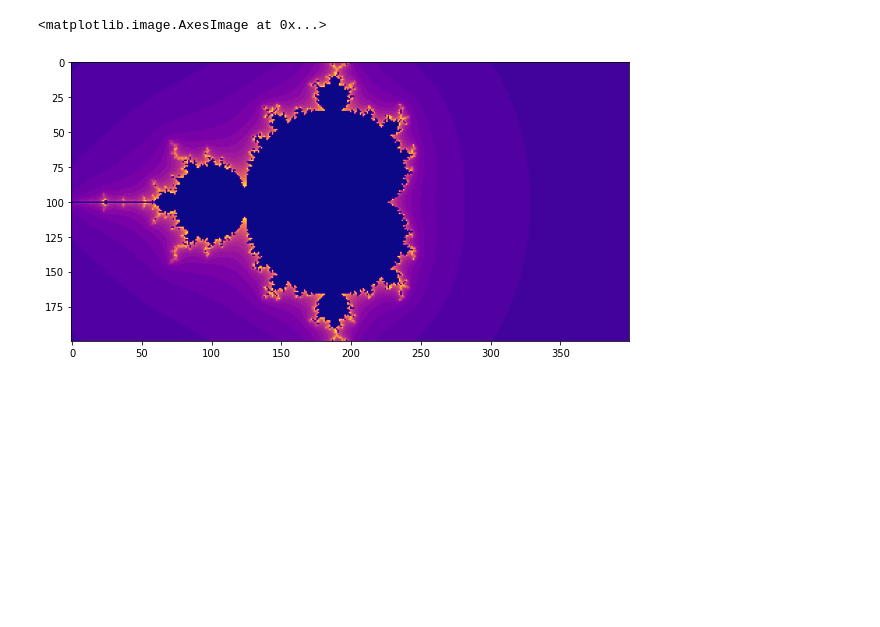
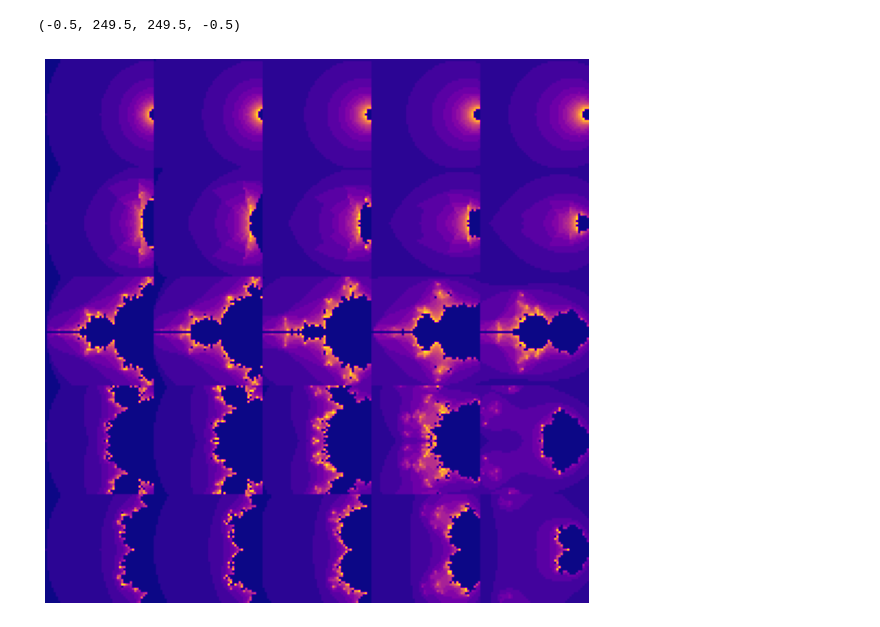
Before and after one commit to generic-github-user/fractals, a Jupyter notebook: fractals.ipynb, the cells around one changed output. Cells and saved outputs as stored; diff of their text form; code cells hidden in the pictures; blank space fills up the shorter version.

Commit message:
add fractal metadata interpolation

```diff
--- a/fractals.ipynb
+++ b/fractals.ipynb
@@ -4,21 +5,54 @@ import numpy as np
-# %%
-def generate(z=0, d=2, b=2, n=20, o=(-1, -0.5), m=2, r=(100, 200)):
-    canvas = np.zeros(r)
-    for x, y in np.ndindex(canvas.shape):
-        z_ = z
-        c = (complex(y, x) / r[0] + complex(*o)) * m
-        for i in range(n):
-            z_ = z_ ** d + c
-            if abs(z_) > b:
-                canvas[x, y] = i
-                break
-    return canvas
-
-f = generate(r=(200, 400), b=100, n=30)
-fig = plt.figure(figsize=(10, 10))
-ax = fig.add_subplot()
-ax.imshow(f, cmap='plasma')
-# TODO: multicolored fractals
-# %% [output]
-<matplotlib.image.AxesImage at 0x...>
-[figure, removed]
+# %%
+def tile(ims, n, d):
+    ims = np.reshape(ims, [*n, *d])
+    combined = np.concatenate(np.concatenate(ims, axis=2), axis=0)
+    return combined
+
+def generate(z=0, d=2, b=2, n=20, o=(-1, -0.5), m=2, r=(100, 200)):
+    canvas = np.zeros(r)
+    for x, y in np.ndindex(canvas.shape):
+        z_ = z
+        c = (complex(y, x) / r[0] + complex(*o)) * m
+        for i in range(n):
+            z_ = z_ ** d + c
+            if abs(z_) > b:
+                canvas[x, y] += i
+                break
+    return canvas
+# %%
+class FractalSet:
+    def __init__(self, **kwargs):
+        self.fractals = []
+#         w = {a:b for (a, b) in kwargs.items() if type(b[0]) in [int, float]}
+        w = {}
+        self.fixed = {}
+        for a, b in kwargs.items():
+#             if type(b[0]) in [int, float]:
+            if len(b) == 3:
+                w[a] = b
+            else:
+                self.fixed[a] = b
+        self.mdims = [b[-1] for a, b in w.items()]
+        self.params = product(*[np.linspace(*b) for a, b in w.items()])
+
+    def render(self):
+        for p in self.params:
+            self.fractals.append(generate(*p, **self.fixed))
+        composite = tile(self.fractals, self.mdims, self.fixed['r'])
+        return composite
+
+    def __call__(self):
+        return self.render()
+
+# f = generate(r=(200, 400), b=1000, n=30)
+f = FractalSet(z=[0, 1, 5], d=[1, 3, 5], r=[50, 50])()
+fig = plt.figure(figsize=(10, 10))
+ax = fig.add_subplot()
+ax.imshow(f, cmap='plasma')
+plt.axis('off')
+# list or dict for params?
+
+# TODO: multicolored fractals
+# %% [output]
+(-0.5, 249.5, 249.5, -0.5)
+[figure, added]
```
Also changed, not shown: parts of 1 cell of this notebook.
